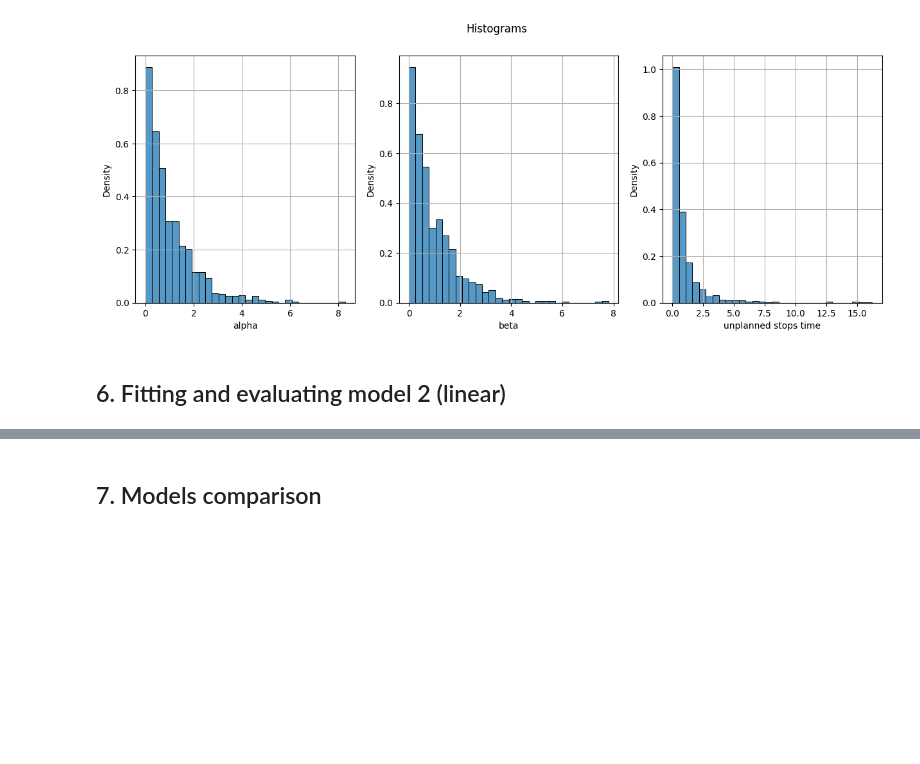
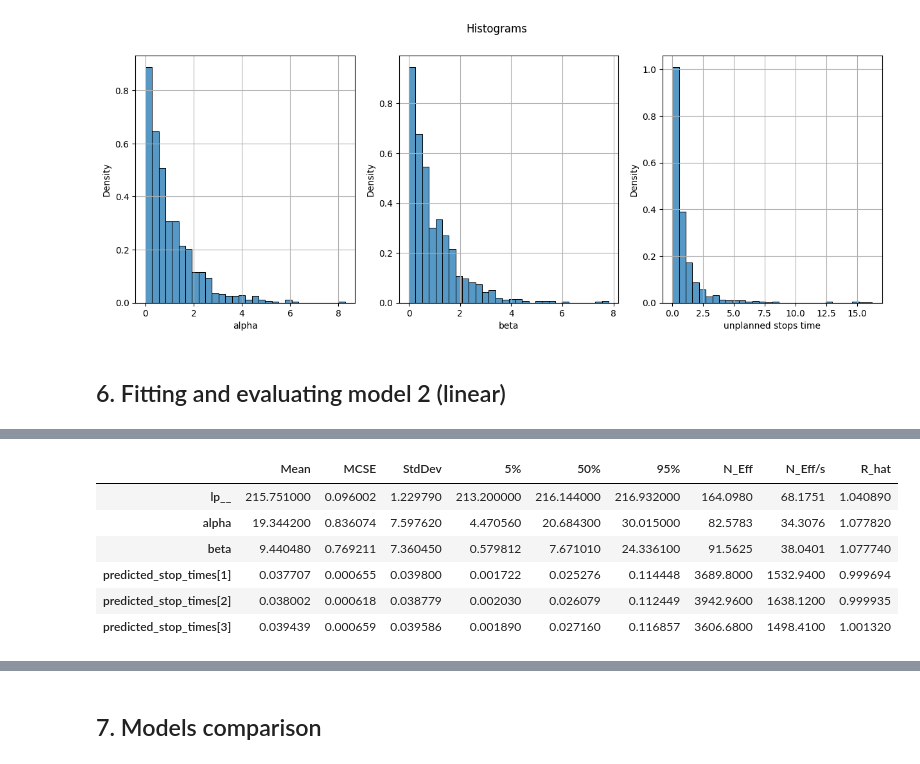
Before and after one commit to Artur-Mzyk/Data-Analytics, a Jupyter notebook: Project/review.ipynb, the cells around one changed output, grey strips where cells are left out. Drawn from its saved outputs; the diff is of its cells as text; code cells hidden in the pictures; blank space fills up the shorter version.

```diff
--- a/Project/review.ipynb
+++ b/Project/review.ipynb
@@ -458,3 +494,14 @@ Consider re-running with show_console=True if the above output is unclear!
         Chain 4 had 9 divergent transitions (0.9%)
         Use function "diagnose()" to see further information.
 [figure]
+# %%
+summary = exp_fit_sim.summary()
+summary.head(6)
+# %% [output]
+|  | Mean | MCSE | StdDev | 5% | 50% | 95% | N_Eff | N_Eff/s | R_hat |
+| lp__ | 215.751000 | 0.096002 | 1.229790 | 213.200000 | 216.144000 | 216.932000 | 164.0980 | 68.1751 | 1.040890 |
+| alpha | 19.344200 | 0.836074 | 7.597620 | 4.470560 | 20.684300 | 30.015000 | 82.5783 | 34.3076 | 1.077820 |
+| beta | 9.440480 | 0.769211 | 7.360450 | 0.579812 | 7.671010 | 24.336100 | 91.5625 | 38.0401 | 1.077740 |
+| predicted_stop_times[1] | 0.037707 | 0.000655 | 0.039800 | 0.001722 | 0.025276 | 0.114448 | 3689.8000 | 1532.9400 | 0.999694 |
+| predicted_stop_times[2] | 0.038002 | 0.000618 | 0.038779 | 0.002030 | 0.026079 | 0.112449 | 3942.9600 | 1638.1200 | 0.999935 |
+| predicted_stop_times[3] | 0.039439 | 0.000659 | 0.039586 | 0.001890 | 0.027160 | 0.116857 | 3606.6800 | 1498.4100 | 1.001320 |
```
Also changed, not shown: parts of 13 cells of this notebook.
